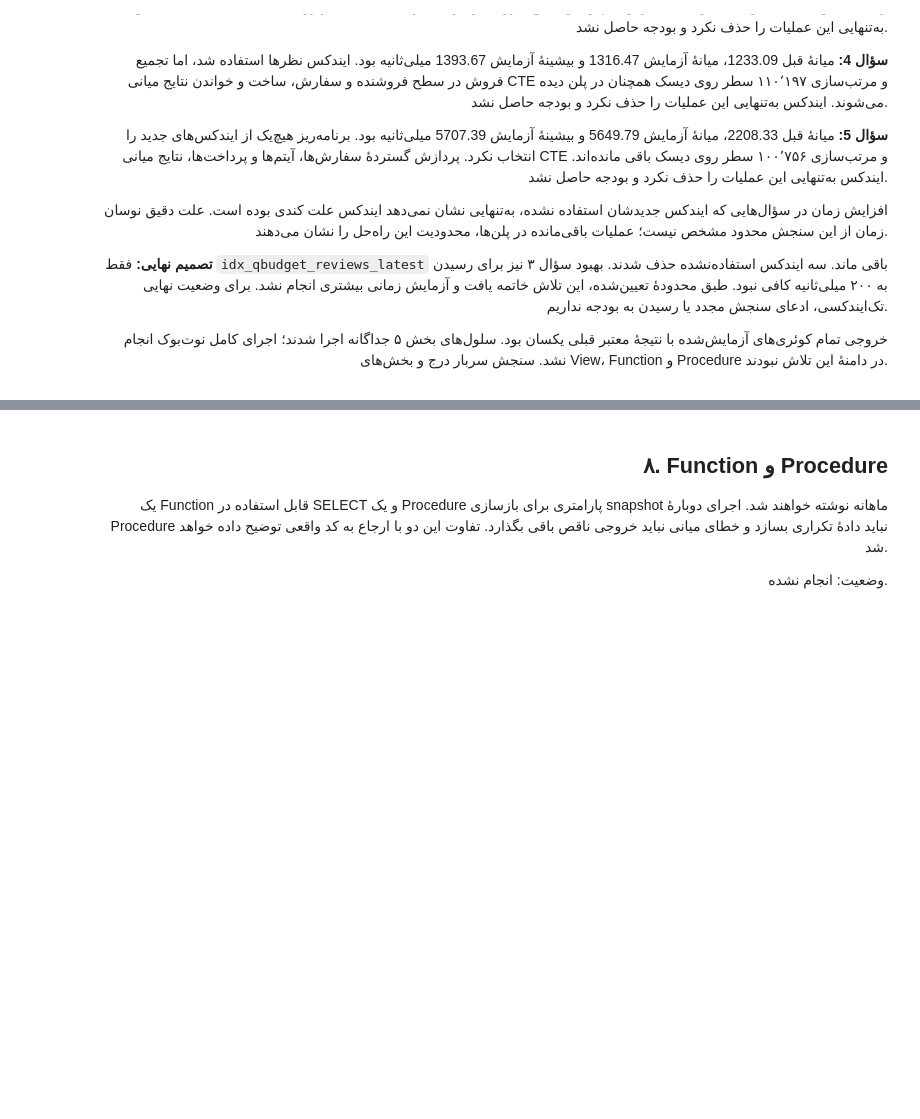
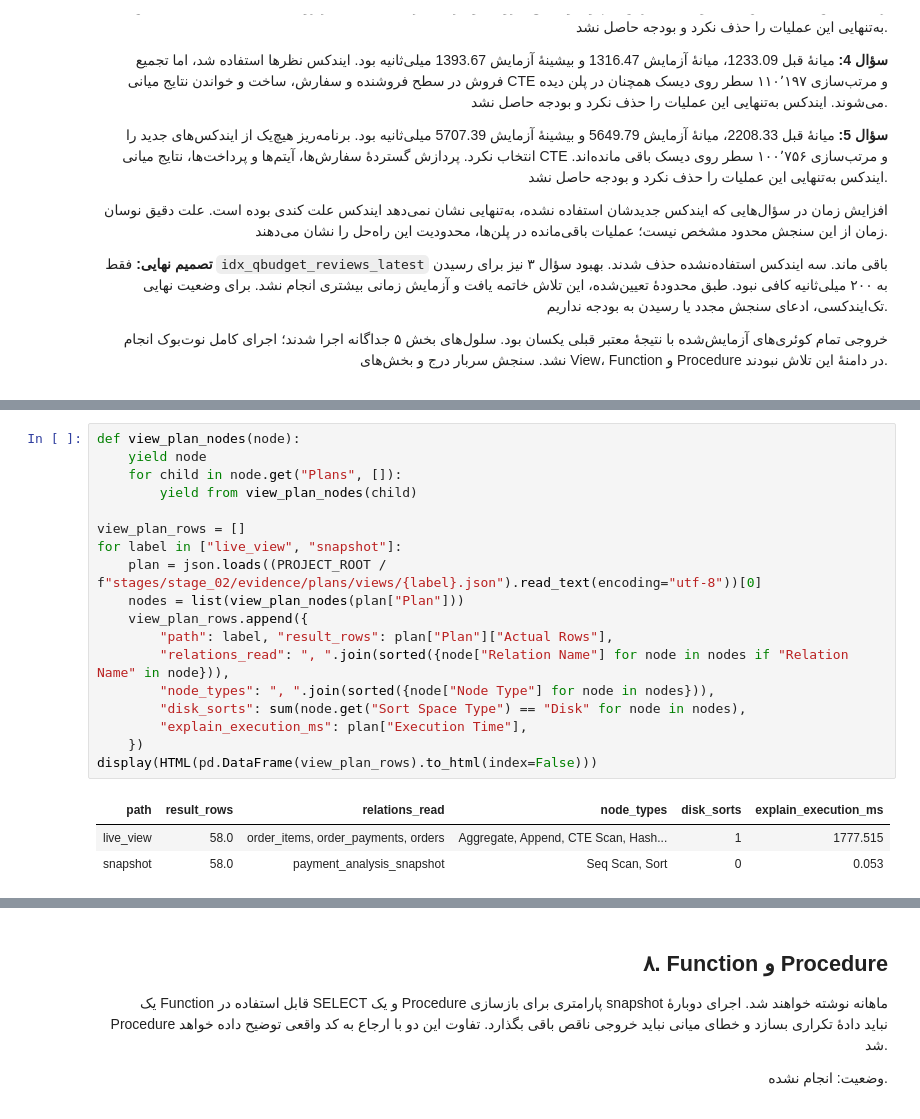
Before and after one commit to Ehsan-soveyzi/data_factory, a Jupyter notebook: stages/stage_02/solution.ipynb, the cells around one changed output, grey strips where cells are left out. Cells and saved outputs as stored; diff of their text form; blank space fills up the shorter version.

```diff
--- a/stages/stage_02/solution.ipynb
+++ b/stages/stage_02/solution.ipynb
@@ -2346,0 +2452,22 @@ Three unused candidates were removed; only the latest-review index remains. No f
+# %%
+def view_plan_nodes(node):
+    yield node
+    for child in node.get("Plans", []):
+        yield from view_plan_nodes(child)
+
+view_plan_rows = []
+for label in ["live_view", "snapshot"]:
+    plan = json.loads((PROJECT_ROOT / f"stages/stage_02/evidence/plans/views/{label}.json").read_text(encoding="utf-8"))[0]
+    nodes = list(view_plan_nodes(plan["Plan"]))
+    view_plan_rows.append({
+        "path": label, "result_rows": plan["Plan"]["Actual Rows"],
+        "relations_read": ", ".join(sorted({node["Relation Name"] for node in nodes if "Relation Name" in node})),
+        "node_types": ", ".join(sorted({node["Node Type"] for node in nodes})),
+        "disk_sorts": sum(node.get("Sort Space Type") == "Disk" for node in nodes),
+        "explain_execution_ms": plan["Execution Time"],
+    })
+display(HTML(pd.DataFrame(view_plan_rows).to_html(index=False)))
+# %% [output]
+| path | result_rows | relations_read | node_types | disk_sorts | explain_execution_ms |
+| live_view | 58.0 | order_items, order_payments, orders | Aggregate, Append, CTE Scan, Hash... | 1 | 1777.515 |
+| snapshot | 58.0 | payment_analysis_snapshot | Seq Scan, Sort | 0 | 0.053 |
```
Also changed, not shown: parts of 12 cells of this notebook, 22 other files.
